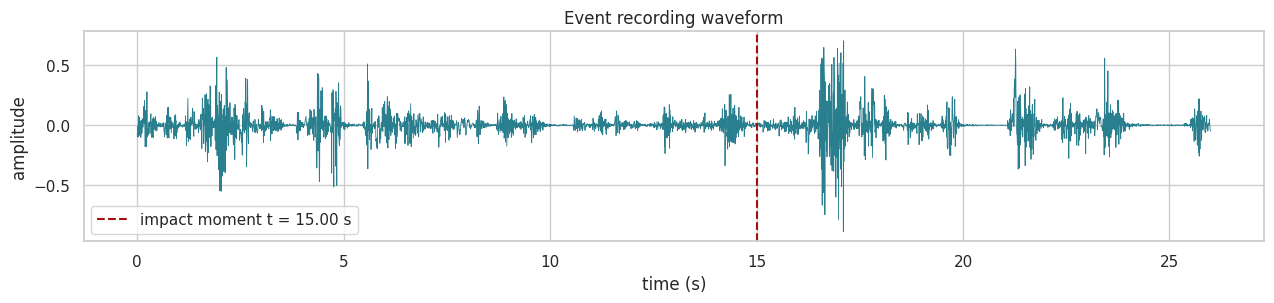
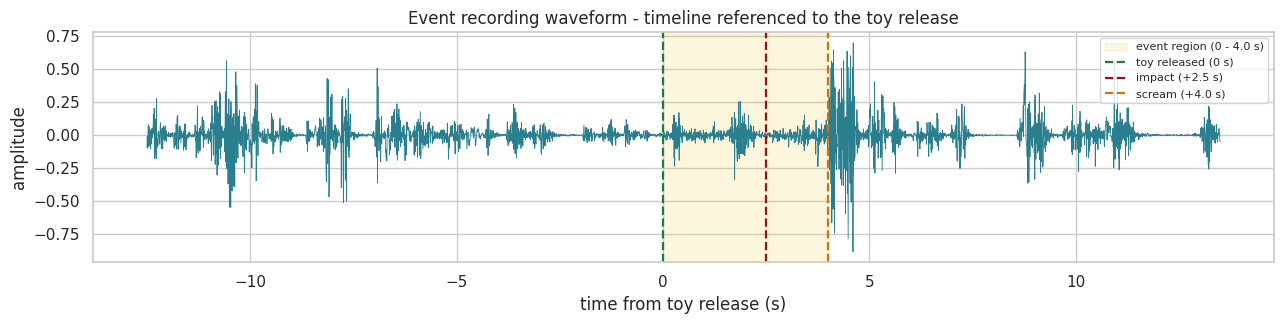
Code edit (unified diff) that turned the first committed figure into the second:
--- before
+++ after
@@ -4,14 +4,30 @@
               f"[white]{len(event):,}[/white] samples at {CFG.sample_rate} Hz")
 
-t_event = np.arange(len(event)) / CFG.sample_rate
+# recording timestamps are arbitrary - reference the timeline to the toy release
+t_rel = np.arange(len(event)) / CFG.sample_rate - CFG.toy_release_time
 step = max(1, len(event) // 4000)
-fig, ax = plt.subplots(figsize=(13, 3.2))
-ax.plot(t_event[::step], event[::step], color="#2a7f8f", lw=0.6)
-ax.axvline(CFG.peak_time, color="#a01010", lw=1.5, ls="--",
-           label=f"impact moment t = {CFG.peak_time:.2f} s")
-ax.set_xlabel("time (s)")
+
+fig, ax = plt.subplots(figsize=(13, 3.4))
+ax.plot(t_rel[::step], event[::step], color="#2a7f8f", lw=0.6)
+
+# the event region - toy release through the scream - shaded as a span
+event_end = CFG.scream_time - CFG.toy_release_time
+ax.axvspan(0.0, event_end, color="#f0c419", alpha=0.15,
+           label=f"event region (0 - {event_end:.1f} s)")
+
+# the moments within the region
+markers = [
+    (CFG.toy_release_time, "#1f7a3d", "toy released"),
+    (CFG.peak_time, "#a01010", "impact"),
+    (CFG.scream_time, "#d4720a", "scream"),
+]
+for t_abs, colour, label in markers:
+    rel = t_abs - CFG.toy_release_time
+    tag = "0 s" if abs(rel) < 1e-9 else f"+{rel:.1f} s"
+    ax.axvline(rel, color=colour, lw=1.6, ls="--", label=f"{label} ({tag})")
+ax.set_xlabel("time from toy release (s)")
 ax.set_ylabel("amplitude")
-ax.set_title("Event recording waveform")
-ax.legend()
+ax.set_title("Event recording waveform - timeline referenced to the toy release")
+ax.legend(loc="upper right", fontsize=8)
 fig.tight_layout()
 fig.savefig(FIG_DIR / "05-event-waveform.png", dpi=140, bbox_inches="tight")

Commit: feat: corridor reflection filter, audiomix soft limiter, event timeline